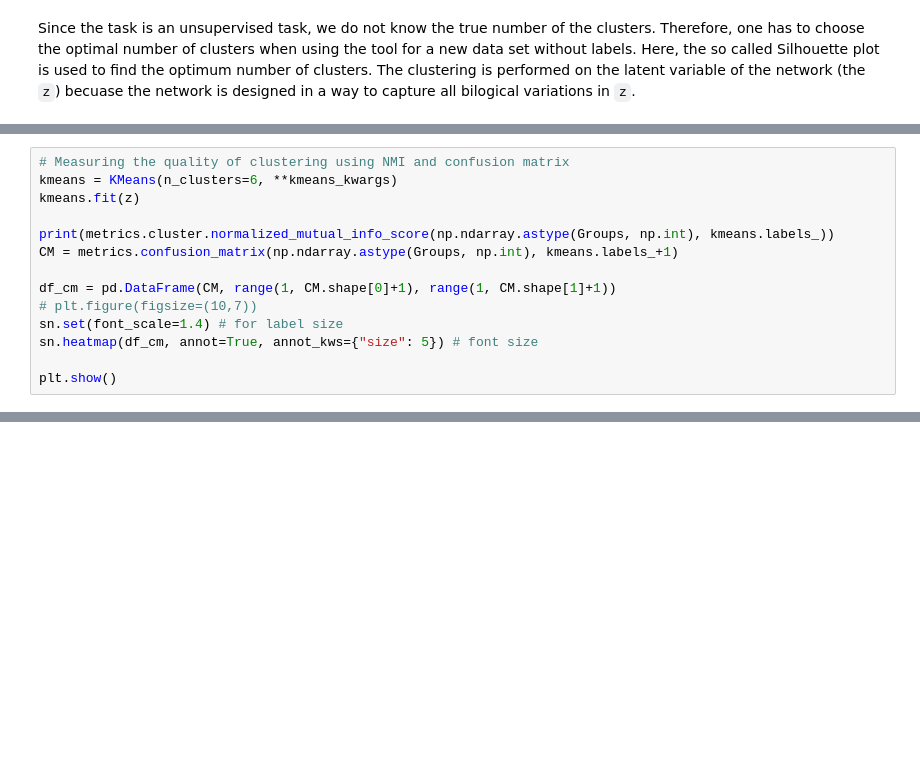
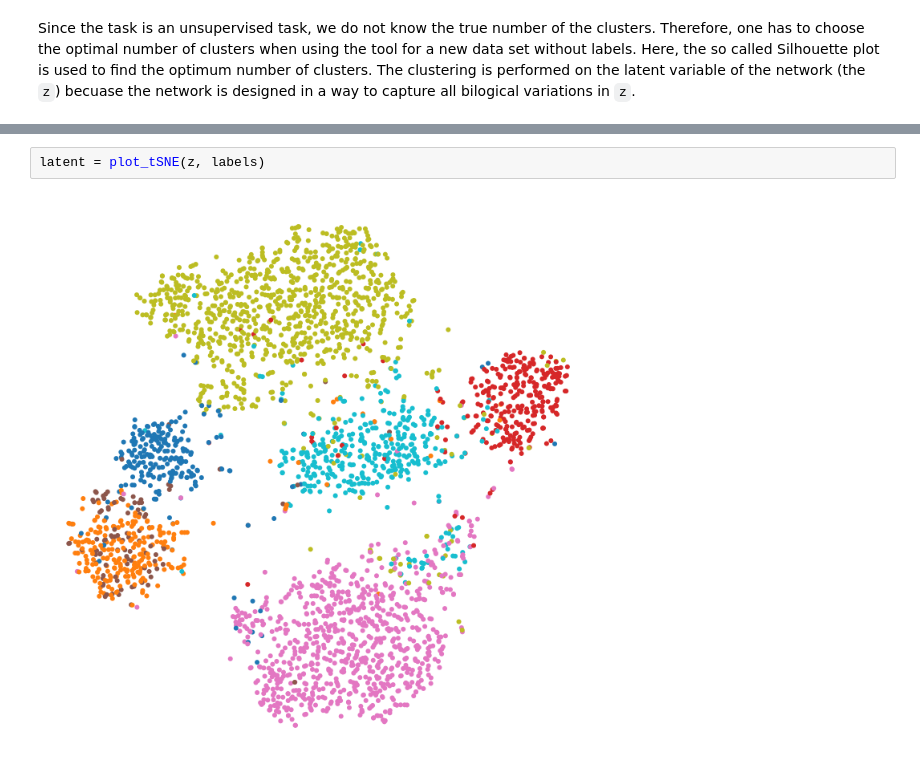
Before and after one commit to HH197/Deep-Generative-Modeling-and-Probabilistic-Dimension-Reduction, a Jupyter notebook: scVI_Pyro_PL_pub.ipynb, the cells around one changed output, grey strips where cells are left out. Drawn from its saved outputs; the diff is of its cells as text; blank space fills up the shorter version.

```diff
--- a/scVI_Pyro_PL_pub.ipynb
+++ b/scVI_Pyro_PL_pub.ipynb
@@ -386,14 +442,0 @@ The optimum number of clusters is 5 using the Silhouette plot; however, I wanted
-# %%
-# Measuring the quality of clustering using NMI and confusion matrix
-kmeans = KMeans(n_clusters=6, **kmeans_kwargs)
-kmeans.fit(z)
-
-print(metrics.cluster.normalized_mutual_info_score(np.ndarray.astype(Groups, np.int), kmeans.labels_))
-CM = metrics.confusion_matrix(np.ndarray.astype(Groups, np.int), kmeans.labels_+1)
-
-df_cm = pd.DataFrame(CM, range(1, CM.shape[0]+1), range(1, CM.shape[1]+1))
-# plt.figure(figsize=(10,7))
-sn.set(font_scale=1.4) # for label size
-sn.heatmap(df_cm, annot=True, annot_kws={"size": 5}) # font size
-
-plt.show()
@@ -404,0 +508,4 @@ As one can see, in the last figure, which is the confusion matrix, the true labe
+# %%
+latent = plot_tSNE(z, labels)
+# %% [output]
+[figure, added]
```
Also changed, not shown: parts of 27 cells of this notebook.
